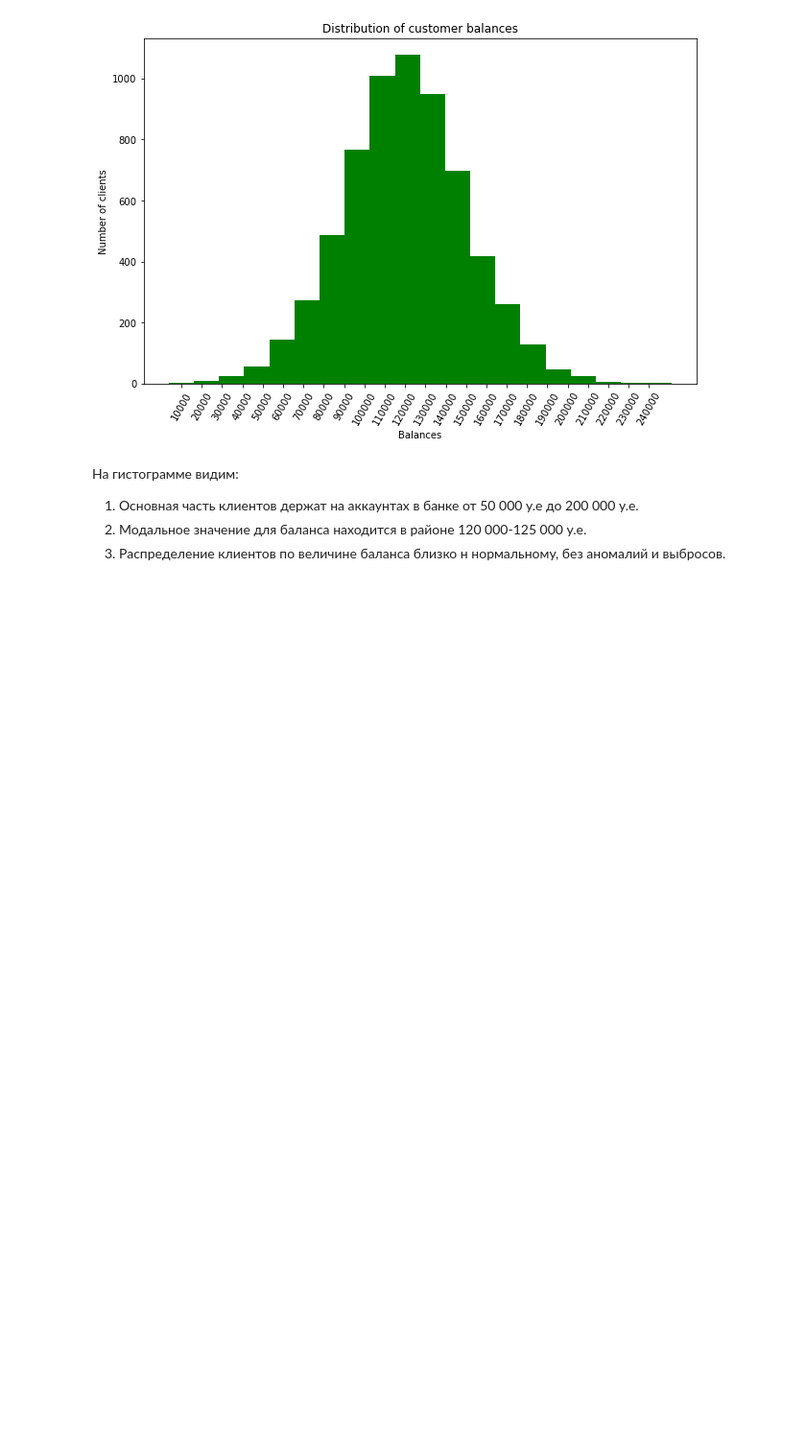
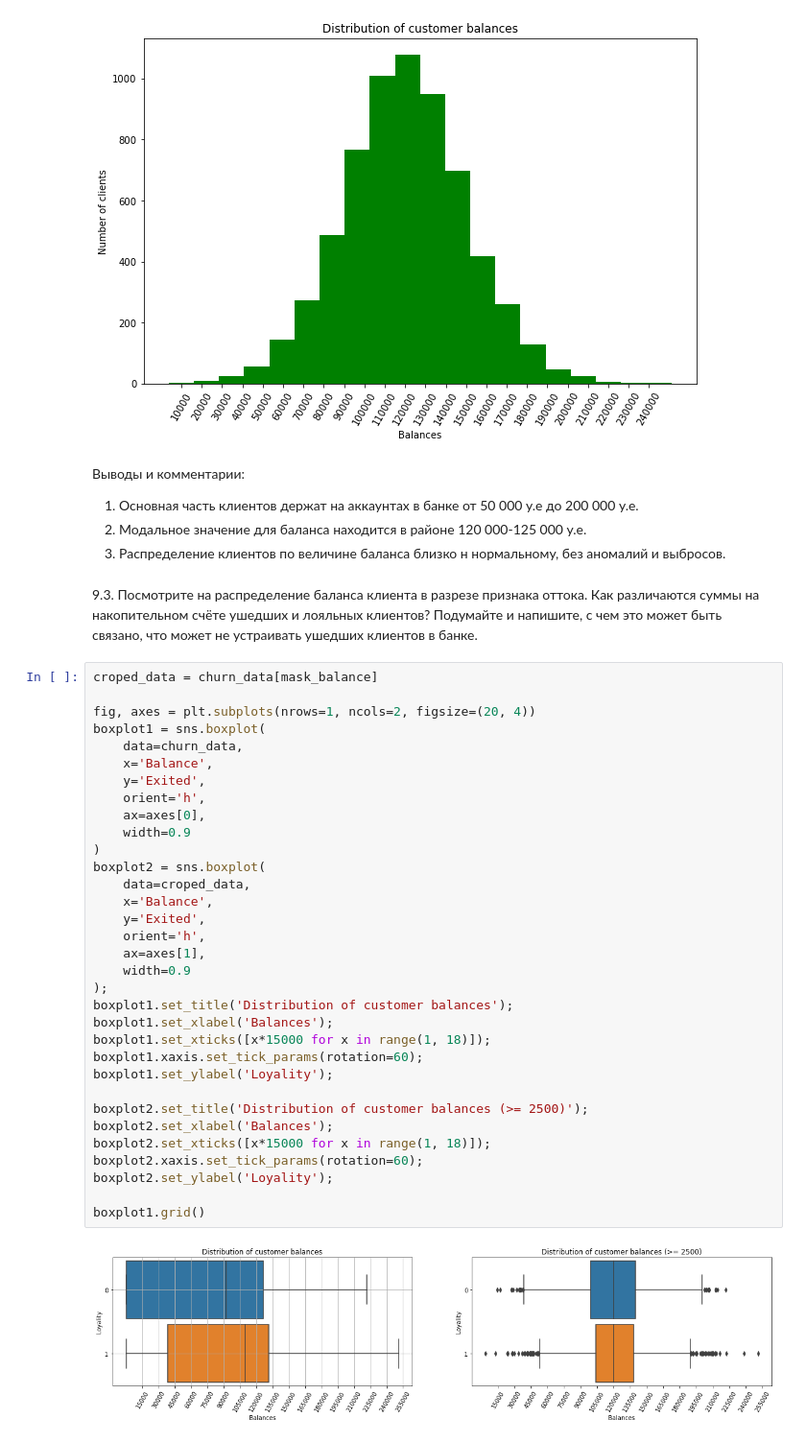
Before and after one commit to FreeRadical1320/sf_data_science, a Jupyter notebook: practice/PYTHON-13 Visualisation.ipynb, the cells around one changed output. Shown at 96% size. Drawn from its saved outputs; the diff is of its cells as text; blank space fills up the shorter version.

```diff
--- a/practice/PYTHON-13 Visualisation.ipynb
+++ b/practice/PYTHON-13 Visualisation.ipynb
@@ -140,7 +142,44 @@ main_axes.xaxis.set_tick_params(rotation=60)
 # %% [output]
 [figure]
 # %% [markdown]
-На гистограмме видим:
+Выводы и комментарии:
 1. Основная часть клиентов держат на аккаунтах в банке от 50 000 у.е до 200 000 у.е.
 2. Модальное значение для баланса находится в районе 120 000-125 000 у.е.
 3. Распределение клиентов по величине баланса близко н нормальному, без аномалий и выбросов.
+# %% [markdown]
+9.3. Посмотрите на распределение баланса клиента в разрезе признака оттока. Как различаются суммы на накопительном счёте ушедших и лояльных клиентов? Подумайте и напишите, с чем это может быть связано, что может не устраивать ушедших клиентов в банке.
+# %%
+croped_data = churn_data[mask_balance]
+
+fig, axes = plt.subplots(nrows=1, ncols=2, figsize=(20, 4))
+boxplot1 = sns.boxplot(
+    data=churn_data,
+    x='Balance',
+    y='Exited',
+    orient='h',
+    ax=axes[0],
+    width=0.9
+)
+boxplot2 = sns.boxplot(
+    data=croped_data,
+    x='Balance',
+    y='Exited',
+    orient='h',
+    ax=axes[1],
+    width=0.9
+);
+boxplot1.set_title('Distribution of customer balances');
+boxplot1.set_xlabel('Balances');
+boxplot1.set_xticks([x*15000 for x in range(1, 18)]);
+boxplot1.xaxis.set_tick_params(rotation=60);
+boxplot1.set_ylabel('Loyality');
+
+boxplot2.set_title('Distribution of customer balances (>= 2500)');
+boxplot2.set_xlabel('Balances');
+boxplot2.set_xticks([x*15000 for x in range(1, 18)]);
+boxplot2.xaxis.set_tick_params(rotation=60);
+boxplot2.set_ylabel('Loyality');
+
+boxplot1.grid()
+# %% [output]
+[figure, added]
```
Also changed, not shown: parts of 3 cells of this notebook.
